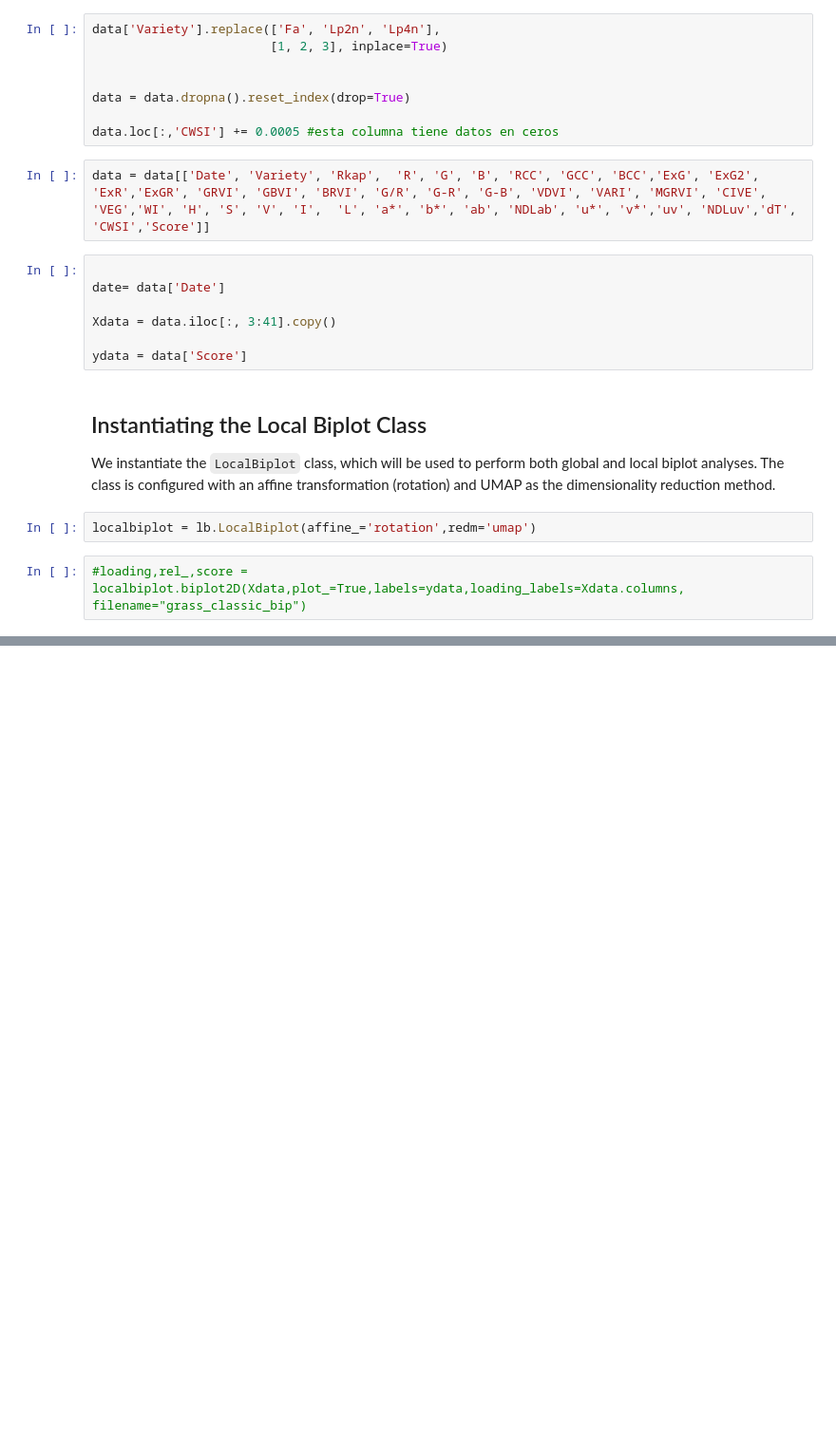
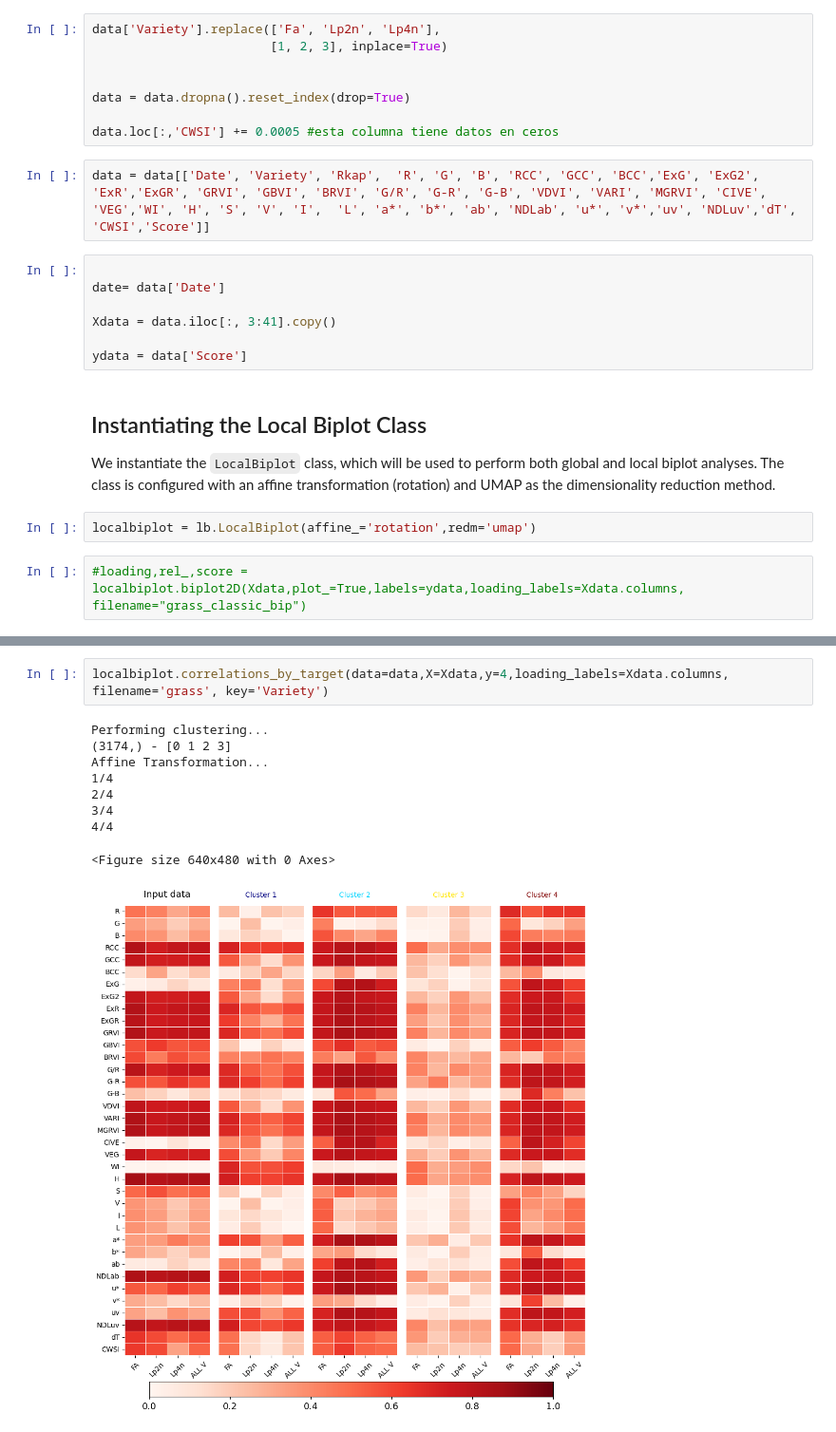
Before and after one commit to Jectrianama/python-gcpds.Local_biplot, a Jupyter notebook: docs/source/notebooks/01-module example.ipynb, the cells around one changed output, grey strips where cells are left out. Shown at 95% size. Cells and saved outputs as stored; diff of their text form; blank space fills up the shorter version.

```diff
--- a/docs/source/notebooks/01-module example.ipynb
+++ b/docs/source/notebooks/01-module example.ipynb
@@ -410,0 +440,12 @@ plt.show()
+# %%
+localbiplot.correlations_by_target(data=data,X=Xdata,y=4,loading_labels=Xdata.columns, filename='grass', key='Variety')
+# %% [output]
+Performing clustering...
+(3174,) - [0 1 2 3]
+Affine Transformation...
+1/4
+2/4
+3/4
+4/4
+<Figure size 640x480 with 0 Axes>
+[figure, added]
```
Also changed, not shown: parts of 42 cells of this notebook.
